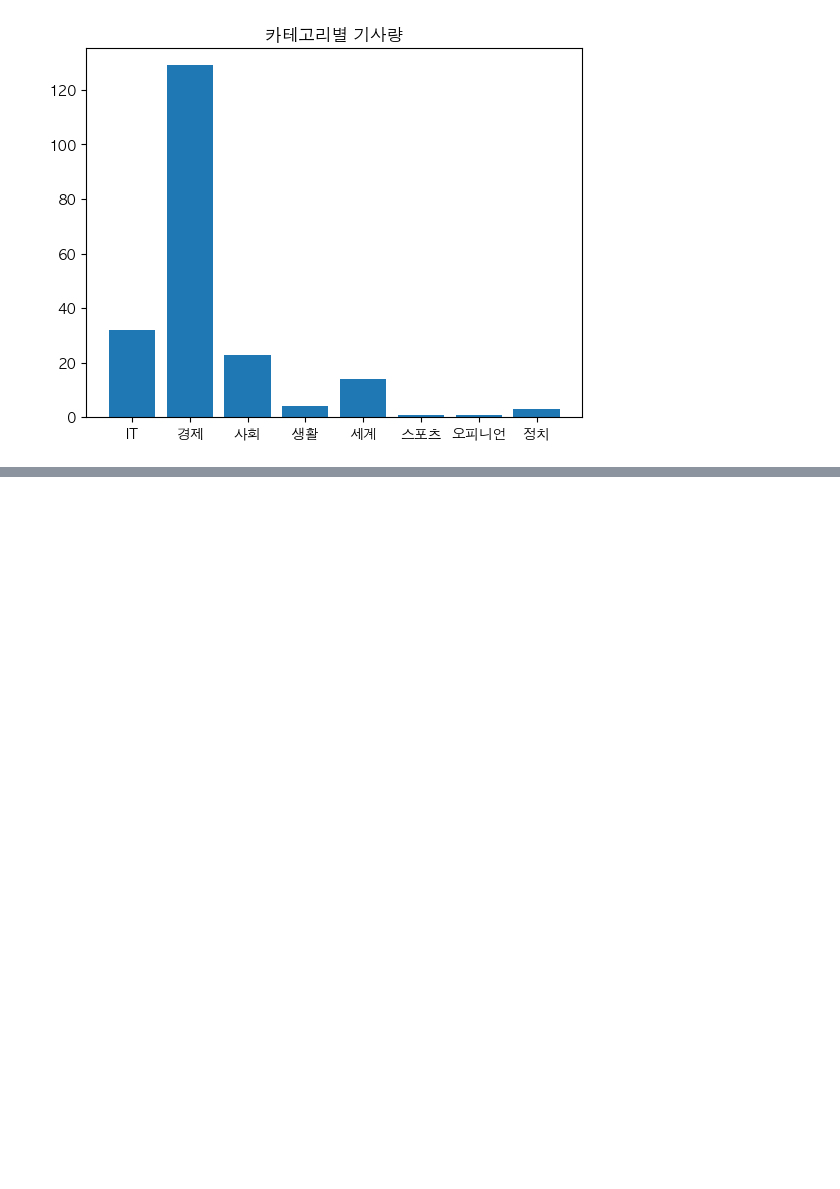
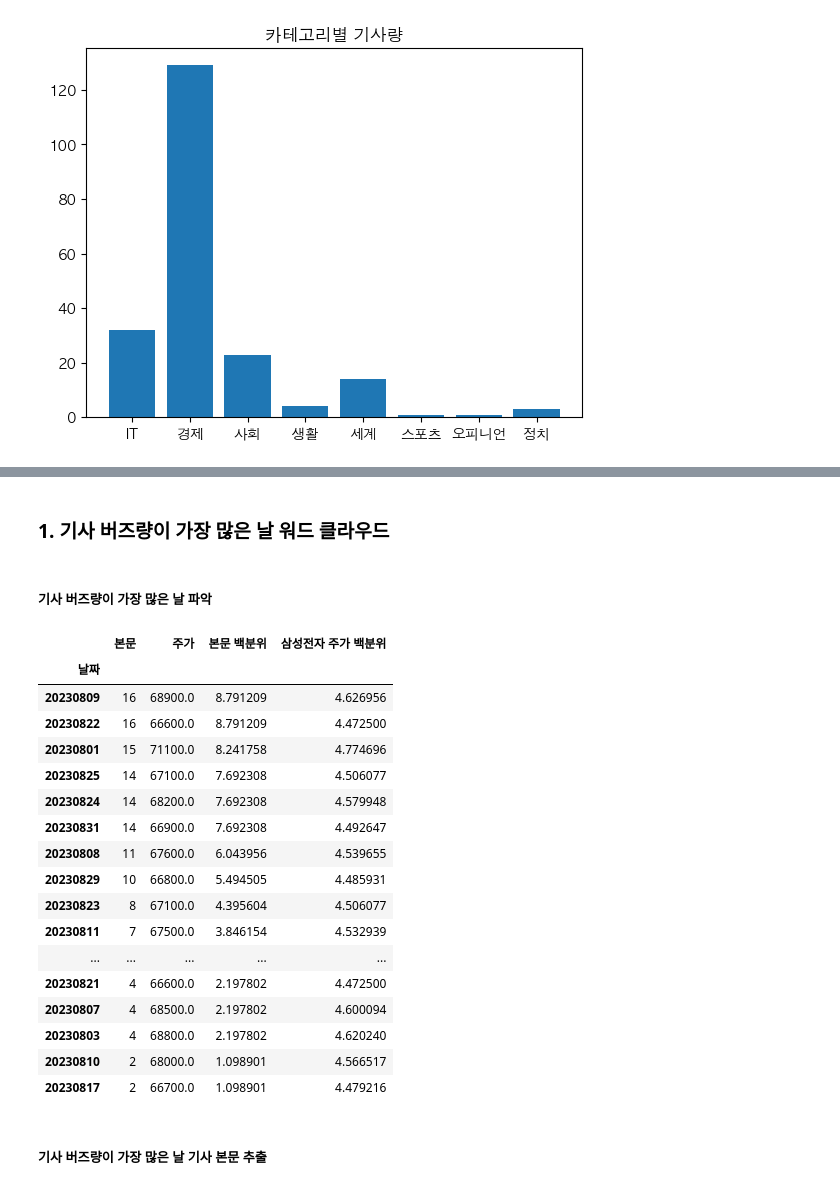
Before and after one commit to heedahan1619/Samsung_Electronics_project, a Jupyter notebook: samsung_electronics.ipynb, the cells around one changed output, grey strips where cells are left out. Saved outputs shown, nothing was run; the diff lists cells and outputs as text; code cells hidden in the pictures; blank space fills up the shorter version.

Commit message:
기사 버즈량이 가장 많은 날의 기사 본문으로 워드클라우드 생성

```diff
--- a/samsung_electronics.ipynb
+++ b/samsung_electronics.ipynb
@@ -713,0 +746,28 @@ plt.show()
+# %% [markdown]
+### 1. 기사 버즈량이 가장 많은 날 워드 클라우드
+# %% [markdown]
+##### 기사 버즈량이 가장 많은 날 파악
+# %%
+desc_samsung = samsung.sort_values("본문", ascending=False)
+desc_samsung
+# %% [output]
+|  | 본문 | 주가 | 본문 백분위 | 삼성전자 주가 백분위 |
+| 날짜 |  |  |  |  |
+| 20230809 | 16 | 68900.0 | 8.791209 | 4.626956 |
+| 20230822 | 16 | 66600.0 | 8.791209 | 4.472500 |
+| 20230801 | 15 | 71100.0 | 8.241758 | 4.774696 |
+| 20230825 | 14 | 67100.0 | 7.692308 | 4.506077 |
+| 20230824 | 14 | 68200.0 | 7.692308 | 4.579948 |
+| 20230831 | 14 | 66900.0 | 7.692308 | 4.492647 |
+| 20230808 | 11 | 67600.0 | 6.043956 | 4.539655 |
+| 20230829 | 10 | 66800.0 | 5.494505 | 4.485931 |
+| 20230823 | 8 | 67100.0 | 4.395604 | 4.506077 |
+| 20230811 | 7 | 67500.0 | 3.846154 | 4.532939 |
+| ... | ... | ... | ... | ... |
+| 20230821 | 4 | 66600.0 | 2.197802 | 4.472500 |
+| 20230807 | 4 | 68500.0 | 2.197802 | 4.600094 |
+| 20230803 | 4 | 68800.0 | 2.197802 | 4.620240 |
+| 20230810 | 2 | 68000.0 | 1.098901 | 4.566517 |
+| 20230817 | 2 | 66700.0 | 1.098901 | 4.479216 |
+# %% [markdown]
+##### 기사 버즈량이 가장 많은 날 기사 본문 추출
```
Also changed, not shown: parts of 11 cells of this notebook.
